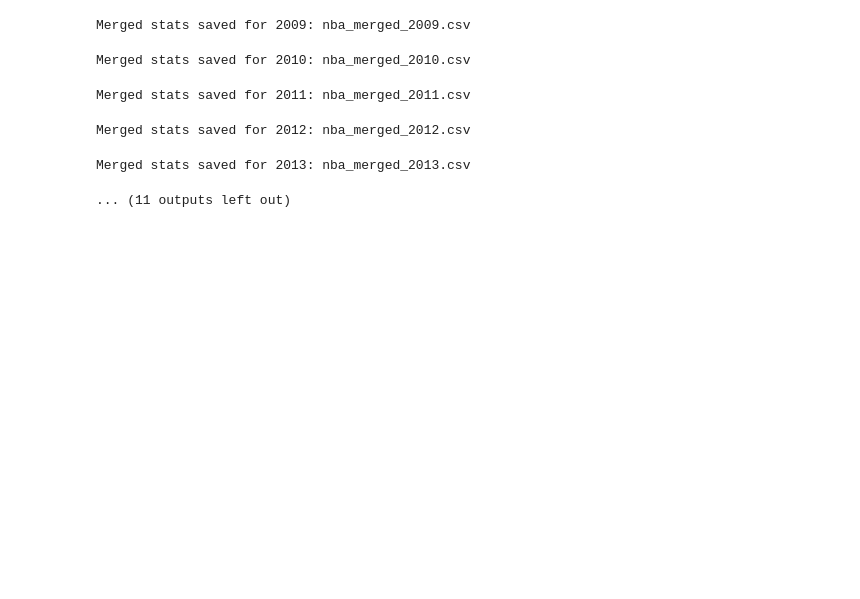
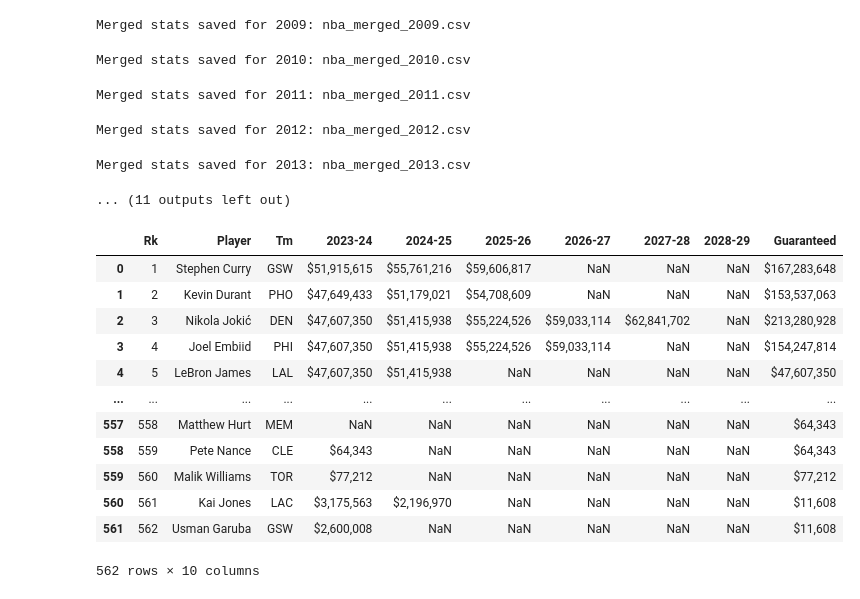
Before and after one commit to brianfdo/stat230-nba, a Jupyter notebook: data_scraping.ipynb, the cells around one changed output. Cells and saved outputs as stored; diff of their text form; code cells hidden in the pictures; blank space fills up the shorter version.

```diff
--- a/data_scraping.ipynb
+++ b/data_scraping.ipynb
@@ -81,3 +81,58 @@ Merged stats saved for 2011: nba_merged_2011.csv
 Merged stats saved for 2012: nba_merged_2012.csv
 Merged stats saved for 2013: nba_merged_2013.csv
 ... (11 outputs left out)
+# %%
+salaries_2324_url = "https://web.archive.org/web/20240605124914/https://www.basketball-reference.com/contracts/players.html"
+table_id = "player-contracts"
+def scrape_salaries(url, table_id):
+
+    headers = {'User-Agent': 'Mozilla/5.0'}
+    response = requests.get(url, headers=headers)
+    if not response.ok:
+        print(f"Failed to fetch URL: {url}")
+        return None
+
+    soup = BeautifulSoup(response.content, 'lxml')
+
+    table = None
+    for comment in soup.find_all(string=lambda text: isinstance(text, str) and table_id in text):
+        comment_soup = BeautifulSoup(comment, 'lxml')
+        table = comment_soup.find('table', {'id': table_id})
+        if table:
+            break
+
+    if not table:
+        table = soup.find('table', {'id': table_id})
+
+    if not table:
+        print(f"Table '{table_id}' not found")
+        return None
+
+    df = pd.read_html(str(table), skiprows=0)[0]
+    df = df[(df.iloc[:, 0] != 'Rk') & (df.iloc[:, 0].notna())]
+    df.columns = df.columns.droplevel(0) if isinstance(df.columns, pd.MultiIndex) else df.columns
+    df.reset_index(drop=True, inplace=True)
+
+    df['Rk'] = pd.to_numeric(df['Rk'], errors='coerce')
+    df.dropna(subset=['Rk'], inplace=True)
+    df['Rk'] = df['Rk'].astype(int)
+
+    return df
+
+salaries_2324_df = scrape_salaries(salaries_2324_url, "player-contracts")
+salaries_2324_df.to_csv("nba_contracts_2024.csv", index=False)
+salaries_2324_df
+# %% [output]
+|  | Rk | Player | Tm | 2023-24 | 2024-25 | 2025-26 | 2026-27 | 2027-28 | 2028-29 | Guaranteed |
+| 0 | 1 | Stephen Curry | GSW | $51,915,615 | $55,761,216 | $59,606,817 | NaN | NaN | NaN | $167,283,648 |
+| 1 | 2 | Kevin Durant | PHO | $47,649,433 | $51,179,021 | $54,708,609 | NaN | NaN | NaN | $153,537,063 |
+| 2 | 3 | Nikola Jokić | DEN | $47,607,350 | $51,415,938 | $55,224,526 | $59,033,114 | $62,841,702 | NaN | $213,280,928 |
+| 3 | 4 | Joel Embiid | PHI | $47,607,350 | $51,415,938 | $55,224,526 | $59,033,114 | NaN | NaN | $154,247,814 |
+| 4 | 5 | LeBron James | LAL | $47,607,350 | $51,415,938 | NaN | NaN | NaN | NaN | $47,607,350 |
+| ... | ... | ... | ... | ... | ... | ... | ... | ... | ... | ... |
+| 557 | 558 | Matthew Hurt | MEM | NaN | NaN | NaN | NaN | NaN | NaN | $64,343 |
+| 558 | 559 | Pete Nance | CLE | $64,343 | NaN | NaN | NaN | NaN | NaN | $64,343 |
+| 559 | 560 | Malik Williams | TOR | $77,212 | NaN | NaN | NaN | NaN | NaN | $77,212 |
+| 560 | 561 | Kai Jones | LAC | $3,175,563 | $2,196,970 | NaN | NaN | NaN | NaN | $11,608 |
+| 561 | 562 | Usman Garuba | GSW | $2,600,008 | NaN | NaN | NaN | NaN | NaN | $11,608 |
+562 rows × 10 columns
```
Also changed, not shown: parts of 3 cells of this notebook, 31 other files.
